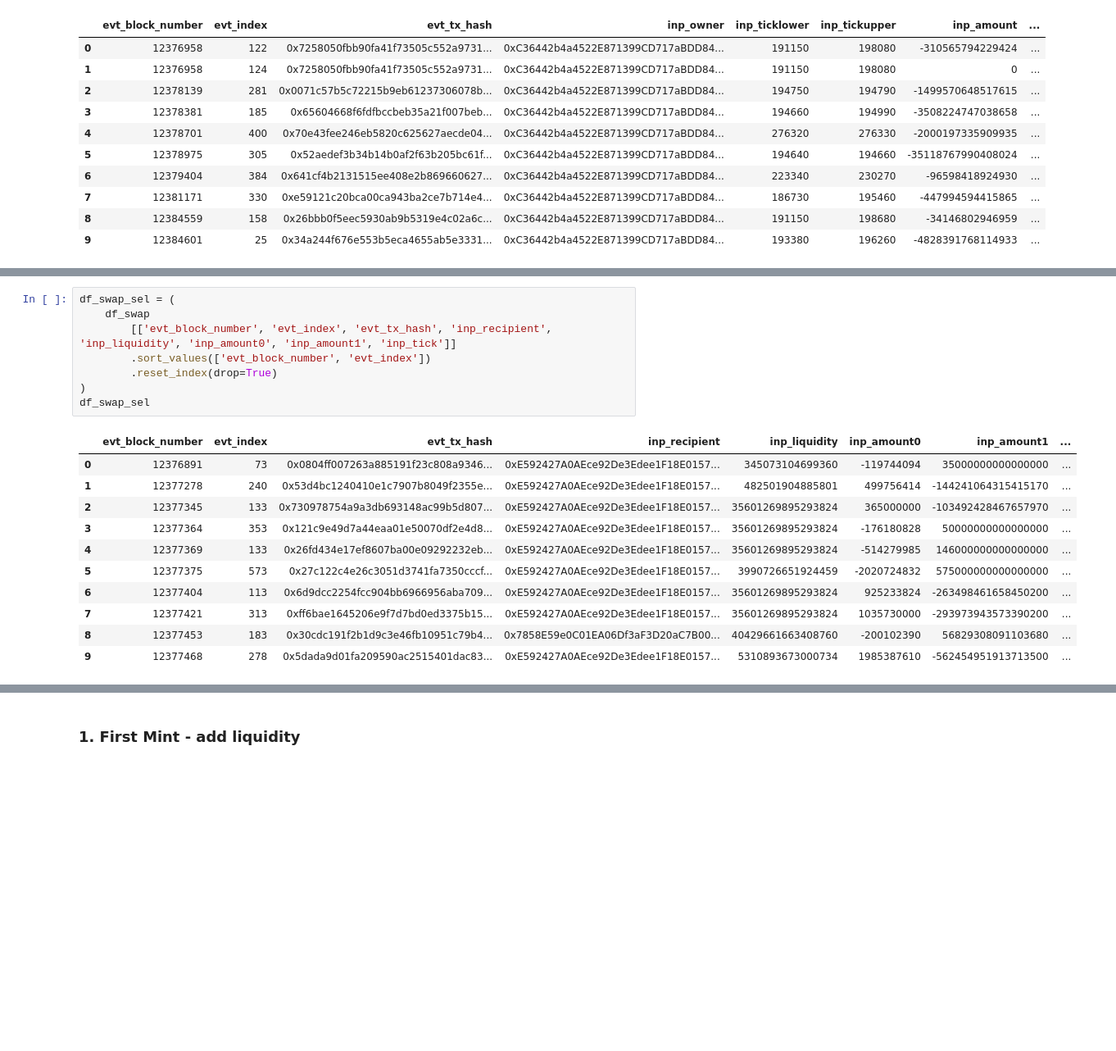
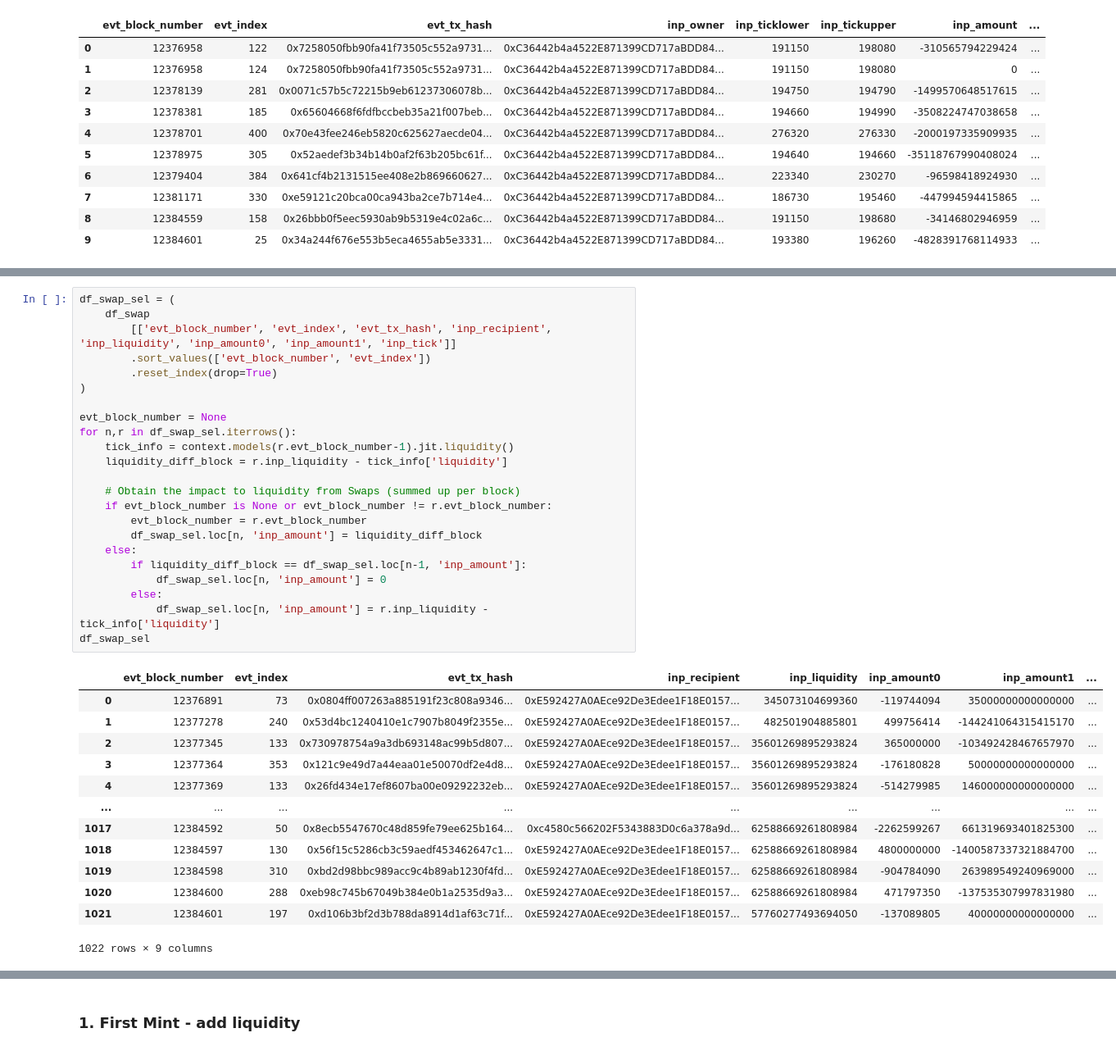
Before and after one commit to credmark/credmark-models-notebook, a Jupyter notebook: uniswap/v3-liquidity.ipynb, the cells around one changed output, grey strips where cells are left out. Shown at 82% size. Drawn from its saved outputs; the diff is of its cells as text; blank space fills up the shorter version.

```diff
--- a/uniswap/v3-liquidity.ipynb
+++ b/uniswap/v3-liquidity.ipynb
@@ -144,21 +182,38 @@ df_burn_sel
-# %%
-df_swap_sel = (
-    df_swap
-        [['evt_block_number', 'evt_index', 'evt_tx_hash', 'inp_recipient', 'inp_liquidity', 'inp_amount0', 'inp_amount1', 'inp_tick']]
-        .sort_values(['evt_block_number', 'evt_index'])
-        .reset_index(drop=True)
-)
-df_swap_sel
-# %% [output]
-|  | evt_block_number | evt_index | evt_tx_hash | inp_recipient | inp_liquidity | inp_amount0 | inp_amount1 | ... |
-| 0 | 12376891 | 73 | 0x0804ff007263a885191f23c808a9346... | 0xE592427A0AEce92De3Edee1F18E0157... | 345073104699360 | -119744094 | 35000000000000000 | ... |
-| 1 | 12377278 | 240 | 0x53d4bc1240410e1c7907b8049f2355e... | 0xE592427A0AEce92De3Edee1F18E0157... | 482501904885801 | 499756414 | -144241064315415170 | ... |
-| 2 | 12377345 | 133 | 0x730978754a9a3db693148ac99b5d807... | 0xE592427A0AEce92De3Edee1F18E0157... | 35601269895293824 | 365000000 | -103492428467657970 | ... |
-| 3 | 12377364 | 353 | 0x121c9e49d7a44eaa01e50070df2e4d8... | 0xE592427A0AEce92De3Edee1F18E0157... | 35601269895293824 | -176180828 | 50000000000000000 | ... |
-| 4 | 12377369 | 133 | 0x26fd434e17ef8607ba00e09292232eb... | 0xE592427A0AEce92De3Edee1F18E0157... | 35601269895293824 | -514279985 | 146000000000000000 | ... |
-| 5 | 12377375 | 573 | 0x27c122c4e26c3051d3741fa7350cccf... | 0xE592427A0AEce92De3Edee1F18E0157... | 3990726651924459 | -2020724832 | 575000000000000000 | ... |
-| 6 | 12377404 | 113 | 0x6d9dcc2254fcc904bb6966956aba709... | 0xE592427A0AEce92De3Edee1F18E0157... | 35601269895293824 | 925233824 | -263498461658450200 | ... |
-| 7 | 12377421 | 313 | 0xff6bae1645206e9f7d7bd0ed3375b15... | 0xE592427A0AEce92De3Edee1F18E0157... | 35601269895293824 | 1035730000 | -293973943573390200 | ... |
-| 8 | 12377453 | 183 | 0x30cdc191f2b1d9c3e46fb10951c79b4... | 0x7858E59e0C01EA06Df3aF3D20aC7B00... | 40429661663408760 | -200102390 | 56829308091103680 | ... |
-| 9 | 12377468 | 278 | 0x5dada9d01fa209590ac2515401dac83... | 0xE592427A0AEce92De3Edee1F18E0157... | 5310893673000734 | 1985387610 | -562454951913713500 | ... |
+# %%
+df_swap_sel = (
+    df_swap
+        [['evt_block_number', 'evt_index', 'evt_tx_hash', 'inp_recipient', 'inp_liquidity', 'inp_amount0', 'inp_amount1', 'inp_tick']]
+        .sort_values(['evt_block_number', 'evt_index'])
+        .reset_index(drop=True)
+)
+
+evt_block_number = None
+for n,r in df_swap_sel.iterrows():
+    tick_info = context.models(r.evt_block_number-1).jit.liquidity()
+    liquidity_diff_block = r.inp_liquidity - tick_info['liquidity']
+
+    # Obtain the impact to liquidity from Swaps (summed up per block)
+    if evt_block_number is None or evt_block_number != r.evt_block_number:
+        evt_block_number = r.evt_block_number
+        df_swap_sel.loc[n, 'inp_amount'] = liquidity_diff_block
+    else:
+        if liquidity_diff_block == df_swap_sel.loc[n-1, 'inp_amount']:
+            df_swap_sel.loc[n, 'inp_amount'] = 0
+        else:
+            df_swap_sel.loc[n, 'inp_amount'] = r.inp_liquidity - tick_info['liquidity']
+df_swap_sel
+# %% [output]
+|  | evt_block_number | evt_index | evt_tx_hash | inp_recipient | inp_liquidity | inp_amount0 | inp_amount1 | ... |
+| 0 | 12376891 | 73 | 0x0804ff007263a885191f23c808a9346... | 0xE592427A0AEce92De3Edee1F18E0157... | 345073104699360 | -119744094 | 35000000000000000 | ... |
+| 1 | 12377278 | 240 | 0x53d4bc1240410e1c7907b8049f2355e... | 0xE592427A0AEce92De3Edee1F18E0157... | 482501904885801 | 499756414 | -144241064315415170 | ... |
+| 2 | 12377345 | 133 | 0x730978754a9a3db693148ac99b5d807... | 0xE592427A0AEce92De3Edee1F18E0157... | 35601269895293824 | 365000000 | -103492428467657970 | ... |
+| 3 | 12377364 | 353 | 0x121c9e49d7a44eaa01e50070df2e4d8... | 0xE592427A0AEce92De3Edee1F18E0157... | 35601269895293824 | -176180828 | 50000000000000000 | ... |
+| 4 | 12377369 | 133 | 0x26fd434e17ef8607ba00e09292232eb... | 0xE592427A0AEce92De3Edee1F18E0157... | 35601269895293824 | -514279985 | 146000000000000000 | ... |
+| ... | ... | ... | ... | ... | ... | ... | ... | ... |
+| 1017 | 12384592 | 50 | 0x8ecb5547670c48d859fe79ee625b164... | 0xc4580c566202F5343883D0c6a378a9d... | 62588669261808984 | -2262599267 | 661319693401825300 | ... |
+| 1018 | 12384597 | 130 | 0x56f15c5286cb3c59aedf453462647c1... | 0xE592427A0AEce92De3Edee1F18E0157... | 62588669261808984 | 4800000000 | -1400587337321884700 | ... |
+| 1019 | 12384598 | 310 | 0xbd2d98bbc989acc9c4b89ab1230f4fd... | 0xE592427A0AEce92De3Edee1F18E0157... | 62588669261808984 | -904784090 | 263989549240969000 | ... |
+| 1020 | 12384600 | 288 | 0xeb98c745b67049b384e0b1a2535d9a3... | 0xE592427A0AEce92De3Edee1F18E0157... | 62588669261808984 | 471797350 | -137535307997831980 | ... |
+| 1021 | 12384601 | 197 | 0xd106b3bf2d3b788da8914d1af63c71f... | 0xE592427A0AEce92De3Edee1F18E0157... | 57760277493694050 | -137089805 | 40000000000000000 | ... |
+1022 rows × 9 columns
 # %%
```
Also changed, not shown: parts of 22 cells of this notebook, 10 other files.
